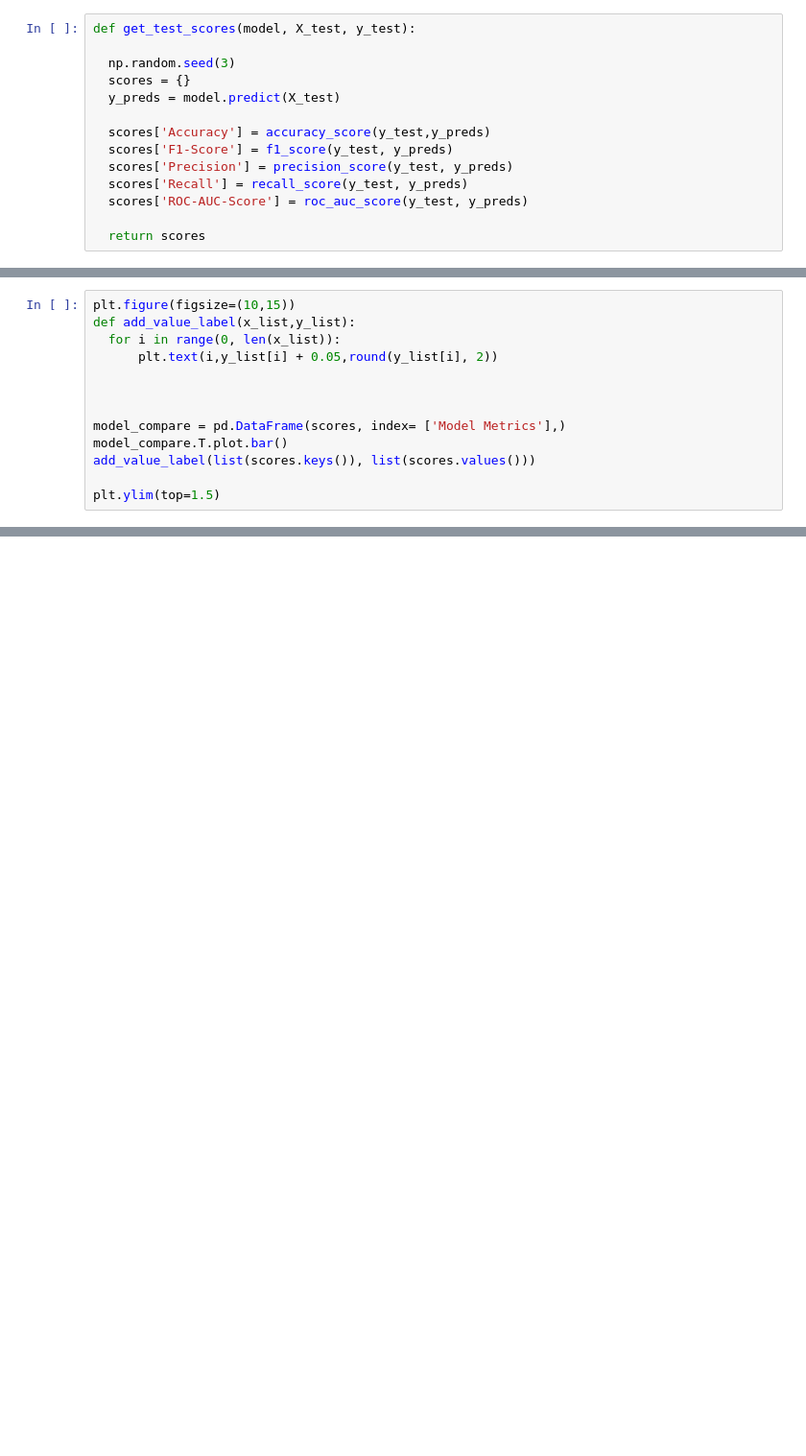
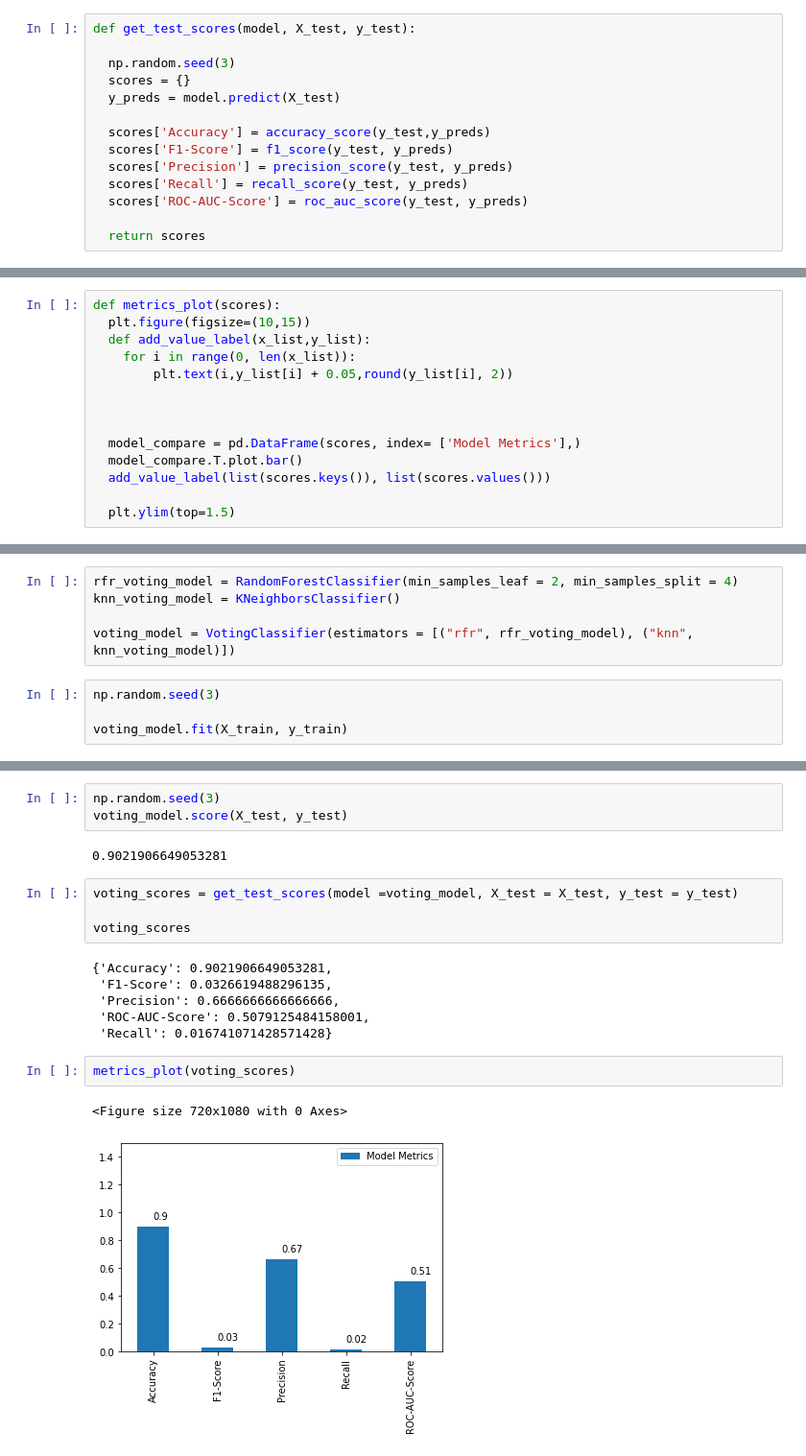
Before and after one commit to websiteofav/nasa-near-earth-objects, a Jupyter notebook: nasa_near_earth_objects.ipynb, the cells around one changed output, grey strips where cells are left out. Shown at 96% size. Cells and saved outputs as stored; diff of their text form; blank space fills up the shorter version.

Commit message:
Updated code with Voting and Extra Tree Classifier

```diff
--- a/nasa_near_earth_objects.ipynb
+++ b/nasa_near_earth_objects.ipynb
@@ -292,13 +249,14 @@ scores
 # %%
-plt.figure(figsize=(10,15))
-def add_value_label(x_list,y_list):
-  for i in range(0, len(x_list)):
-      plt.text(i,y_list[i] + 0.05,round(y_list[i], 2))
+def metrics_plot(scores):
+  plt.figure(figsize=(10,15))
+  def add_value_label(x_list,y_list):
+    for i in range(0, len(x_list)):
+        plt.text(i,y_list[i] + 0.05,round(y_list[i], 2))
 
 
 
-model_compare = pd.DataFrame(scores, index= ['Model Metrics'],)
-model_compare.T.plot.bar()
-add_value_label(list(scores.keys()), list(scores.values()))
+  model_compare = pd.DataFrame(scores, index= ['Model Metrics'],)
+  model_compare.T.plot.bar()
+  add_value_label(list(scores.keys()), list(scores.values()))
 
-plt.ylim(top=1.5)
+  plt.ylim(top=1.5)
@@ -317,0 +276,9 @@ loaded_model.score(X_test, y_test)
+# %%
+rfr_voting_model = RandomForestClassifier(min_samples_leaf = 2, min_samples_split = 4)
+knn_voting_model = KNeighborsClassifier()
+
+voting_model = VotingClassifier(estimators = [("rfr", rfr_voting_model), ("knn", knn_voting_model)])
+# %%
+np.random.seed(3)
+
+voting_model.fit(X_train, y_train)
@@ -317,0 +290,20 @@ loaded_model.score(X_test, y_test)
+# %%
+np.random.seed(3)
+voting_model.score(X_test, y_test)
+# %% [output]
+0.9021906649053281
+# %%
+voting_scores = get_test_scores(model =voting_model, X_test = X_test, y_test = y_test)
+
+voting_scores
+# %% [output]
+{'Accuracy': 0.9021906649053281,
+ 'F1-Score': 0.0326619488296135,
+ 'Precision': 0.6666666666666666,
+ 'ROC-AUC-Score': 0.5079125484158001,
+ 'Recall': 0.016741071428571428}
+# %%
+metrics_plot(voting_scores)
+# %% [output]
+<Figure size 720x1080 with 0 Axes>
+[figure, added]
```
Also changed, not shown: parts of 24 cells of this notebook.
